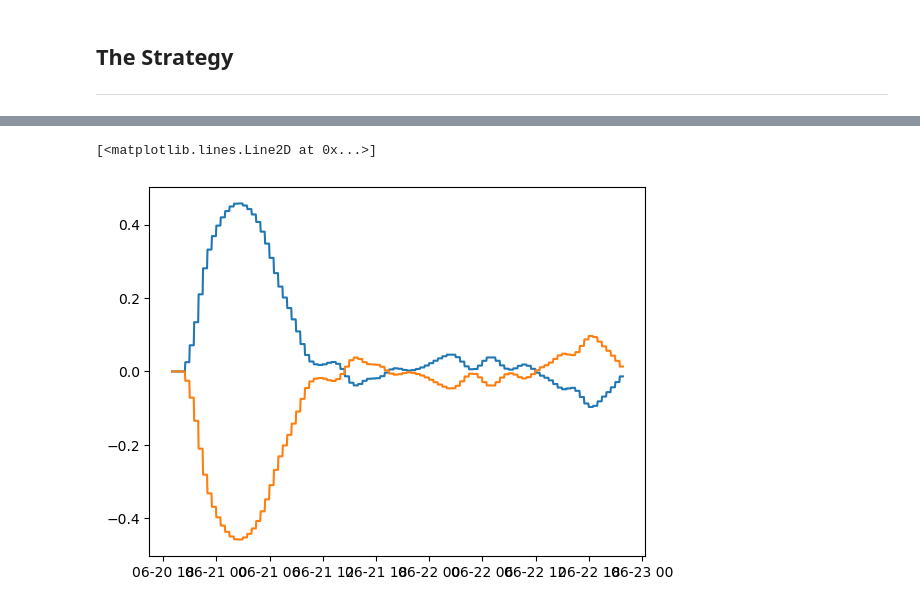
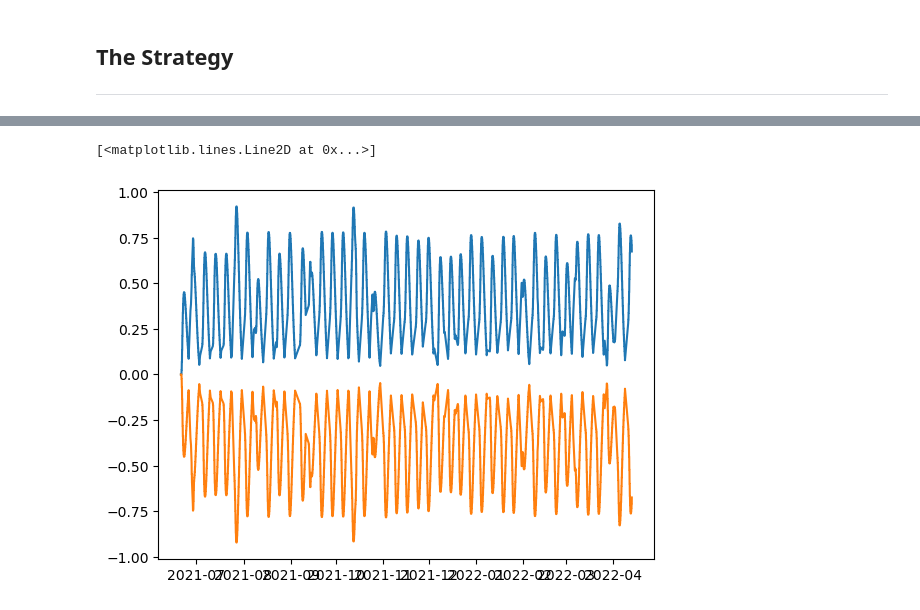
Before and after one commit to d3nnis2001/PIES, a Jupyter notebook: algo.ipynb, the cells around one changed output, grey strips where cells are left out. Saved outputs shown, nothing was run; the diff lists cells and outputs as text; code cells hidden in the pictures.

```diff
--- a/algo.ipynb
+++ b/algo.ipynb
@@ -441,9 +361,9 @@ calculate_rrr(df)
 # %%
-plt.plot(wavetrend3d(forex_data["Close"][:1000], 6, "30T", True))
-plt.plot(wavetrend3d(forex_data["Close"][:1000], 6, "30T", False))
+plt.plot(wavetrend3d(forex_data["Close"][:100000], 6, "4H", True))
+plt.plot(wavetrend3d(forex_data["Close"][:100000], 6, "4H", False))
 # %% [output]
 [<matplotlib.lines.Line2D at 0x...>]
-[figure, old version]
+[figure, new version]
 # %%
 df = pd.read_csv('./results_lists/list.csv')
 
```
Also changed, not shown: parts of 8 cells of this notebook, 3 other files.
